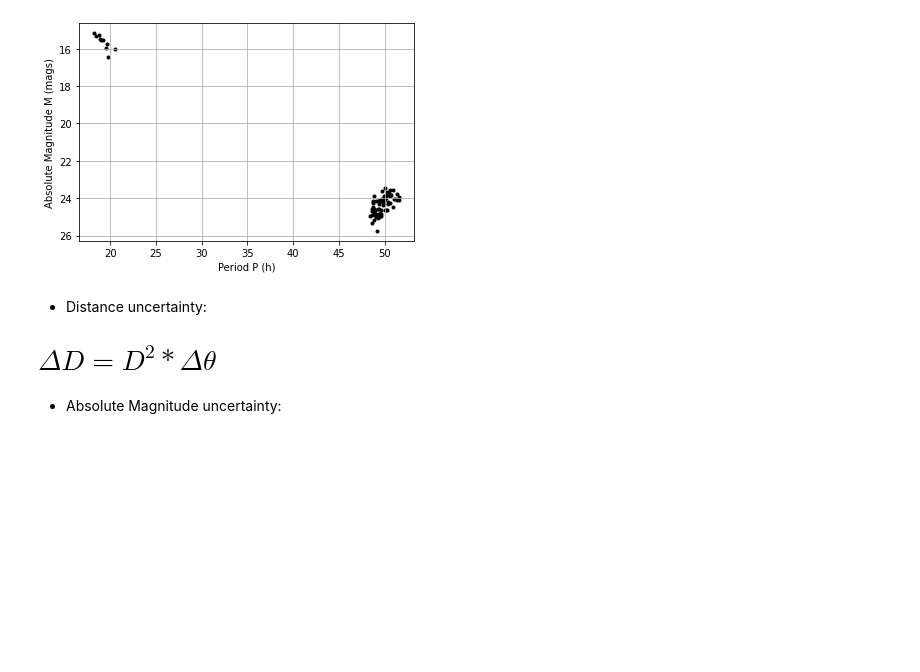
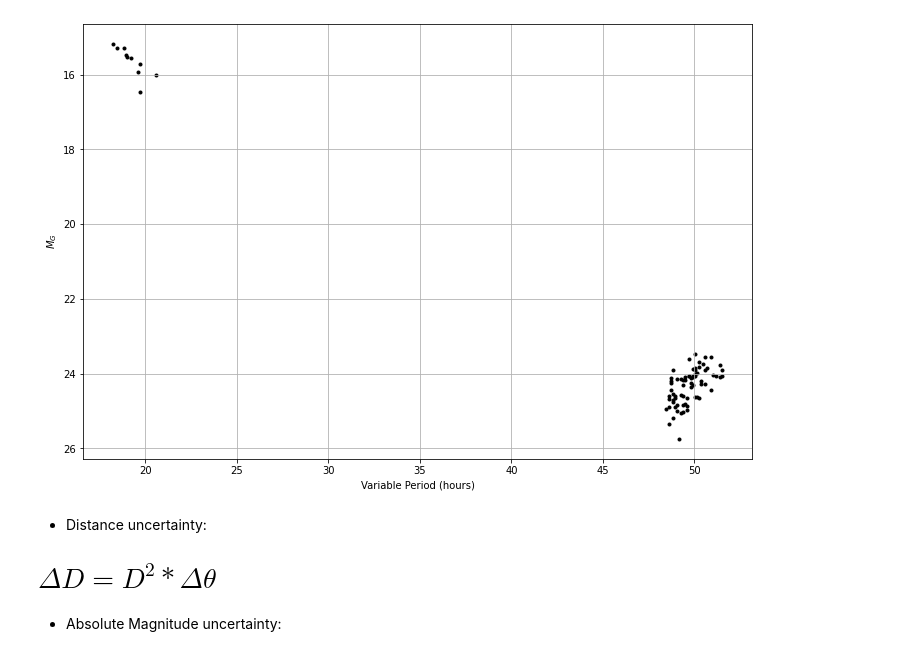
Before and after one commit to LeoClarke123/Distance_Ladder, a Jupyter notebook: Period_Lum/period_lum_analysis.ipynb, the cells around one changed output. Cells and saved outputs as stored; diff of their text form; code cells hidden in the pictures; blank space fills up the shorter version.

```diff
--- a/Period_Lum/period_lum_analysis.ipynb
+++ b/Period_Lum/period_lum_analysis.ipynb
@@ -13,6 +13,9 @@ import logging
 # level of logging to view
 logging.basicConfig(level=logging.INFO)
 
+# constants
+DPI_SCALE = 2
+
 # TODO the values here may have changed, please look over and fix in this file and variable_distances.ipynb
 # %%
 dir_path = os.path.abspath('')
@@ -76,14 +76,14 @@ for i in pointdata:
 # %%
 MP_fig, MP_ax = plt.subplots(1,1)
 MP_ax.scatter(periods, luminosities, marker='.', c='k')
 # TODO label the variable stars as in HR diagrams?
-MP_ax.set_xlabel('Period P (h)')
-MP_ax.set_ylabel('Absolute Magnitude M (mags)')
+MP_ax.set_xlabel('Variable Period (hours)')
+MP_ax.set_ylabel('$M_G$')
 MP_ax.grid()
 MP_ax.invert_yaxis()
-MP_fig.savefig(dir_path + "/Magnitude-Period.png")
+MP_fig.savefig(dir_path + "/Magnitude-Period.png", dpi=DPI_SCALE*100)
 # %% [output]
-[figure, old version]
+[figure, new version]
 # %% [markdown]
 - Distance uncertainty: <br />
 # $ \Delta D = D^{2}*\Delta\theta $ <br />
```
Also changed, not shown: parts of 6 cells of this notebook, 3 other files.
